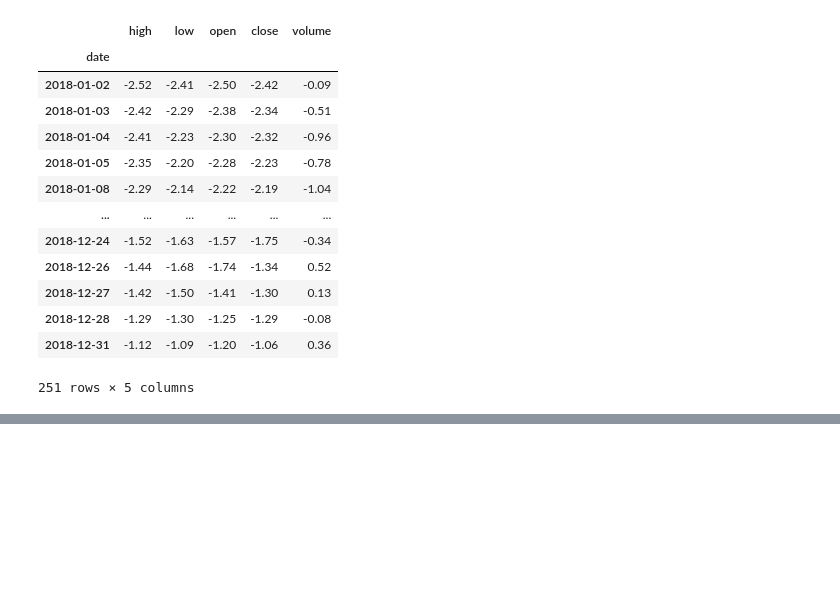
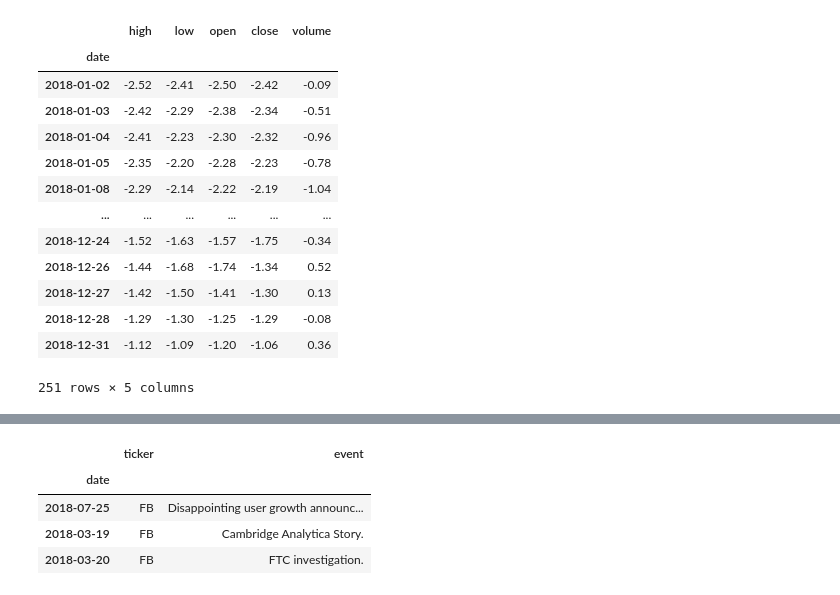
Before and after one commit to nadia-paz/ds-learning, a Jupyter notebook: data_analysis_pandas/exercises.ipynb, the cells around one changed output, grey strips where cells are left out. Drawn from its saved outputs; the diff is of its cells as text; code cells hidden in the pictures; blank space fills up the shorter version.

```diff
--- a/data_analysis_pandas/exercises.ipynb
+++ b/data_analysis_pandas/exercises.ipynb
@@ -368,0 +399,8 @@ nflx.apply(
+# %%
+event.reset_index().set_index('date')
+# %% [output]
+|  | ticker | event |
+| date |  |  |
+| 2018-07-25 | FB | Disappointing user growth announc... |
+| 2018-03-19 | FB | Cambridge Analytica Story. |
+| 2018-03-20 | FB | FTC investigation. |
```
Also changed, not shown: parts of 9 cells of this notebook.
